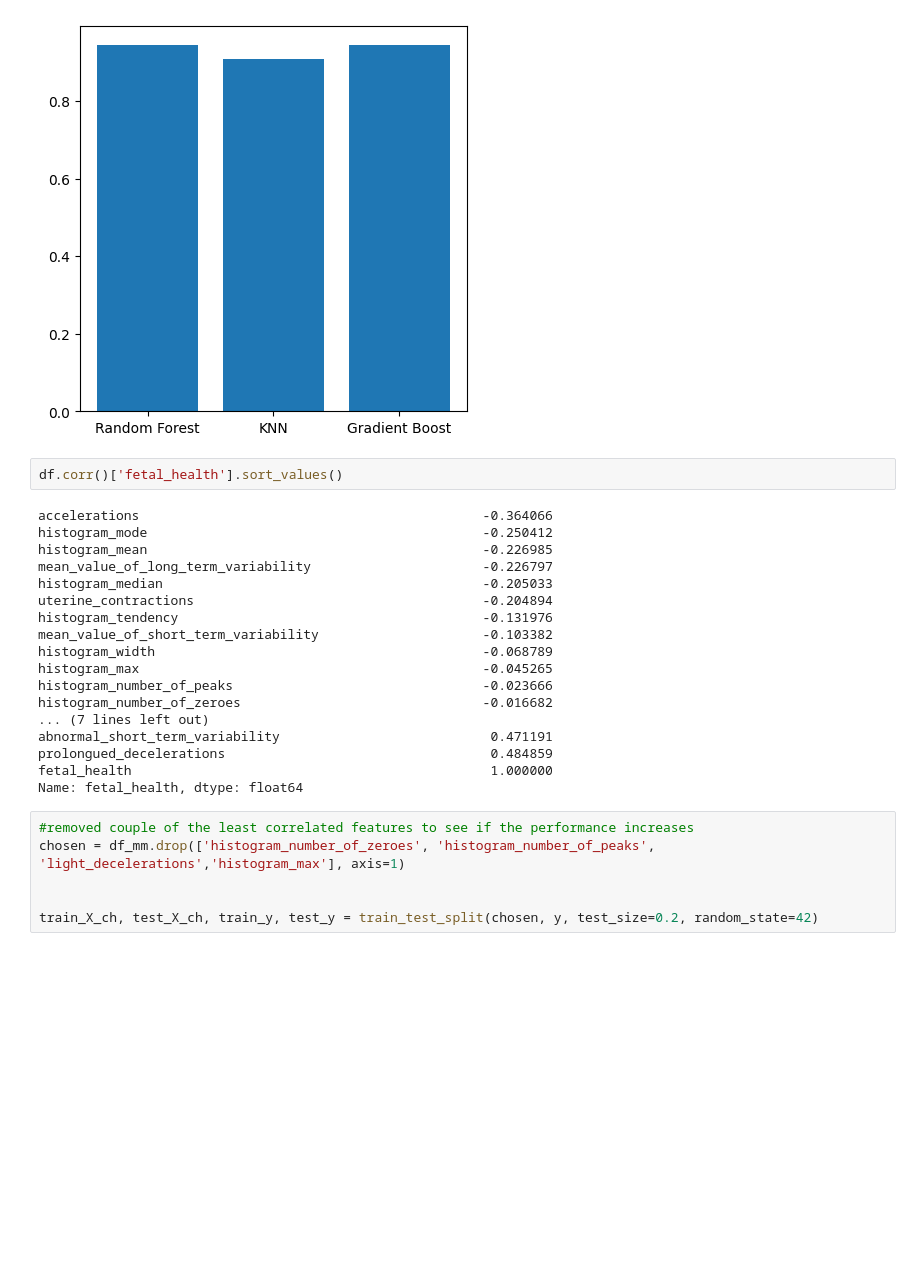
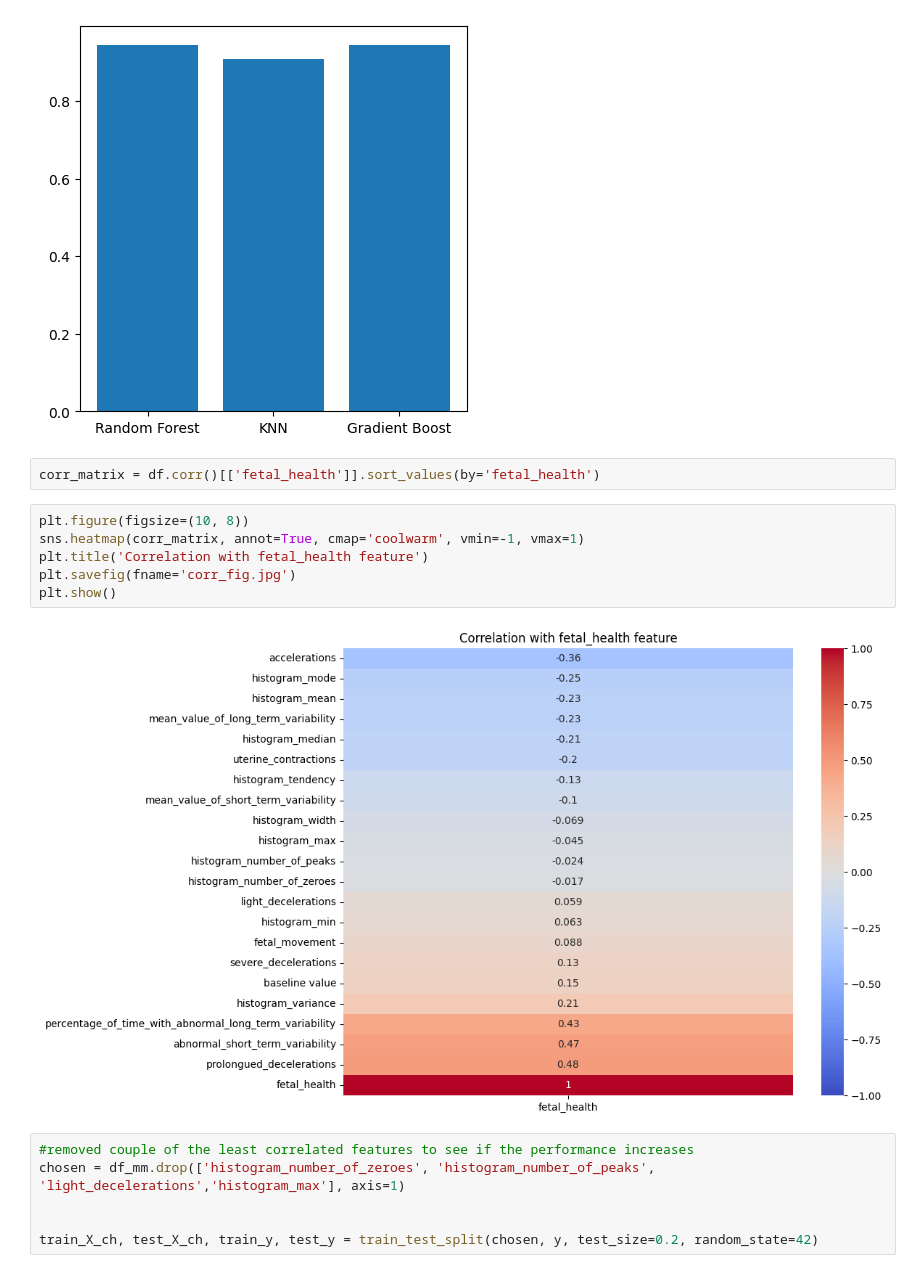
Before and after one commit to magdarogalska/CIS4496_Gitlab, a Jupyter notebook: FetalHealthClass.ipynb, the cells around one changed output. Saved outputs shown, nothing was run; the diff lists cells and outputs as text; blank space fills up the shorter version.

```diff
--- a/FetalHealthClass.ipynb
+++ b/FetalHealthClass.ipynb
@@ -223,25 +223,15 @@ plt.bar(labels, acc)
 <BarContainer object of 3 artists>
 [figure]
 # %%
-df.corr()['fetal_health'].sort_values()
+corr_matrix = df.corr()[['fetal_health']].sort_values(by='fetal_health')
-# %% [output]
-accelerations                                            -0.364066
-histogram_mode                                           -0.250412
-histogram_mean                                           -0.226985
-mean_value_of_long_term_variability                      -0.226797
-histogram_median                                         -0.205033
-uterine_contractions                                     -0.204894
-histogram_tendency                                       -0.131976
-mean_value_of_short_term_variability                     -0.103382
-histogram_width                                          -0.068789
-histogram_max                                            -0.045265
-histogram_number_of_peaks                                -0.023666
-histogram_number_of_zeroes                               -0.016682
-... (7 lines left out)
-abnormal_short_term_variability                           0.471191
-prolongued_decelerations                                  0.484859
-fetal_health                                              1.000000
-Name: fetal_health, dtype: float64
+# %%
+plt.figure(figsize=(10, 8))
+sns.heatmap(corr_matrix, annot=True, cmap='coolwarm', vmin=-1, vmax=1)
+plt.title('Correlation with fetal_health feature')
+plt.savefig(fname='corr_fig.jpg')
+plt.show()
+# %% [output]
+[figure, added]
 # %%
 #removed couple of the least correlated features to see if the performance increases
 chosen = df_mm.drop(['histogram_number_of_zeroes', 'histogram_number_of_peaks', 'light_decelerations','histogram_max'], axis=1)
```
Also changed, not shown: parts of 5 cells of this notebook, 1 other file.
